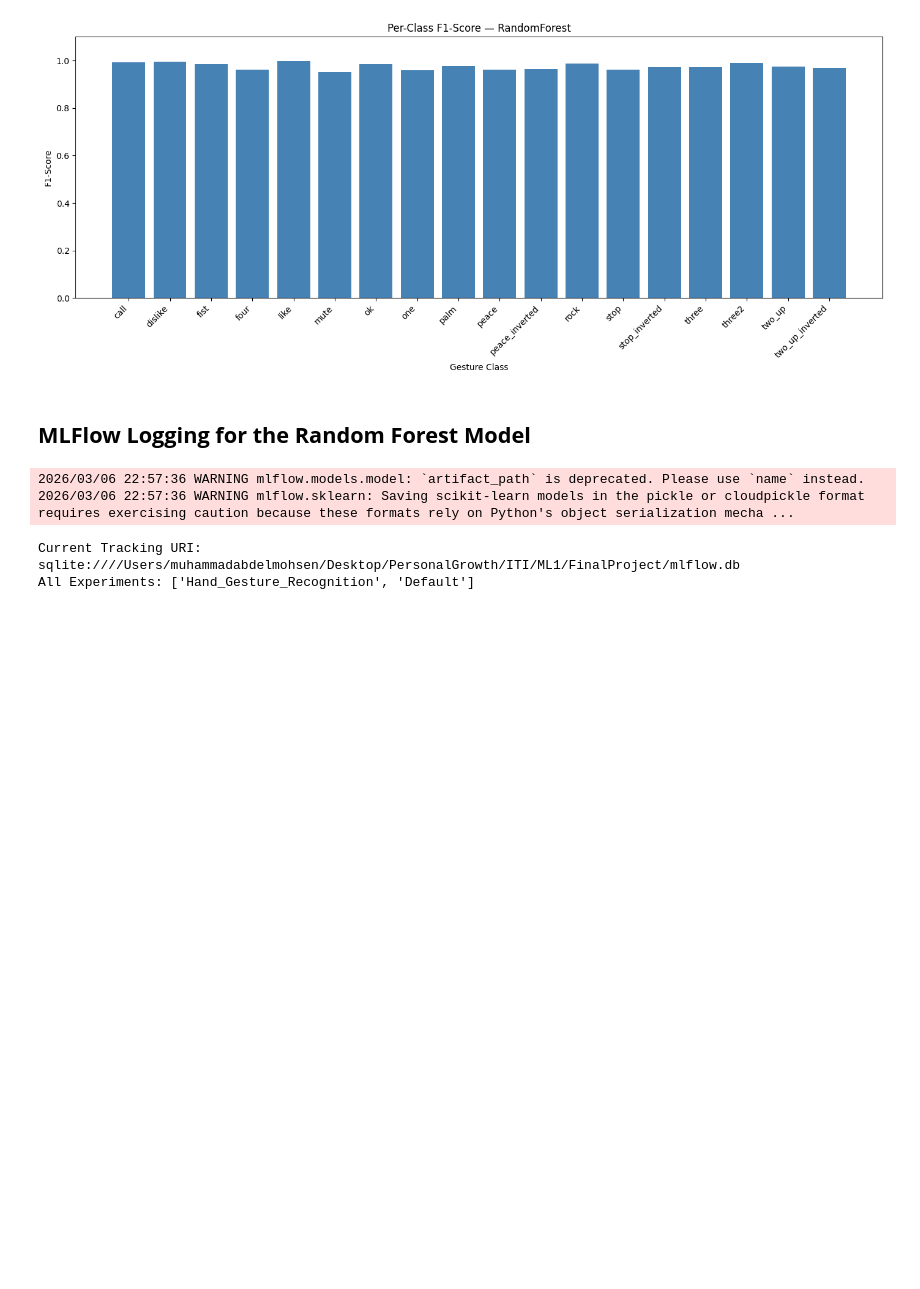
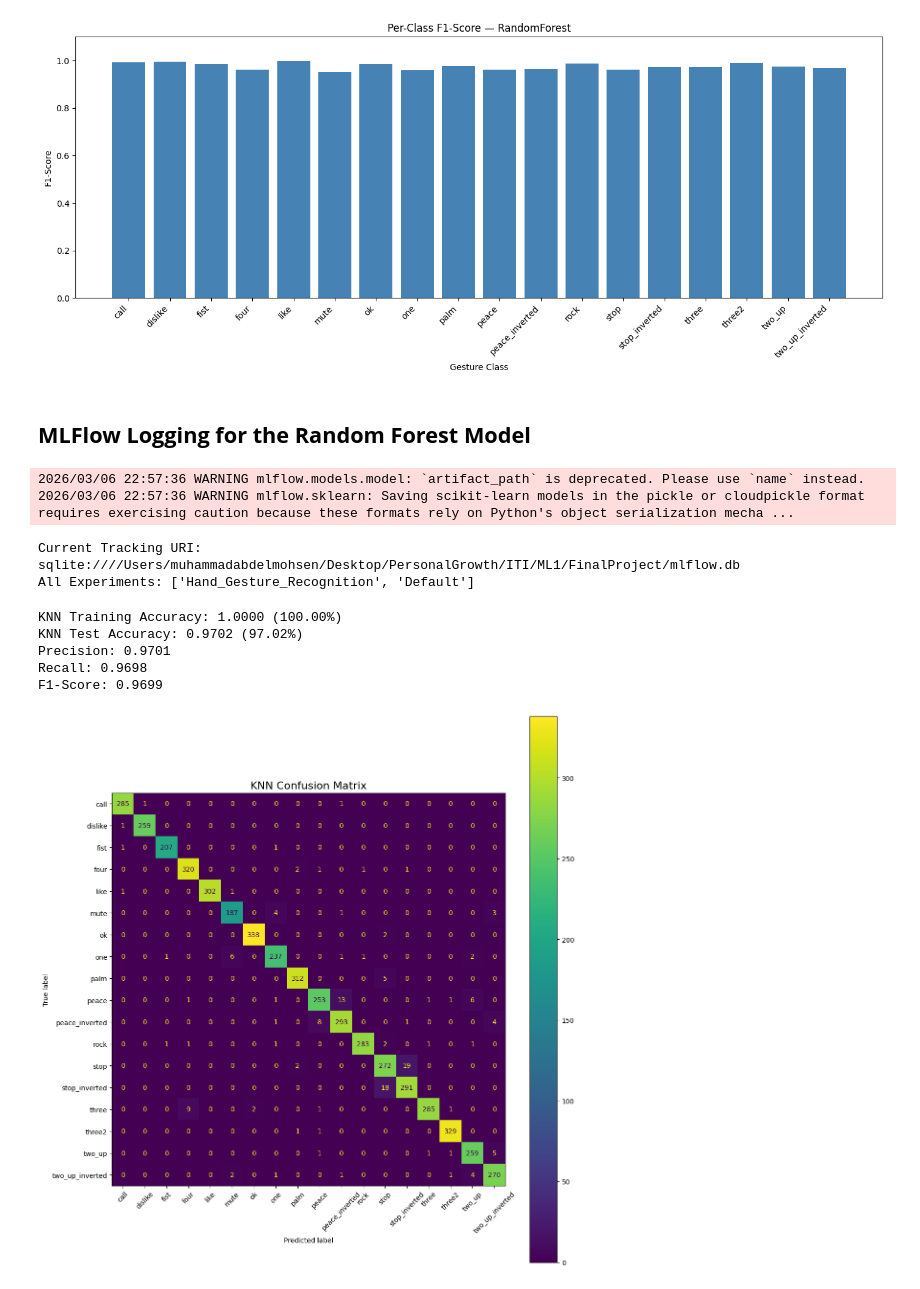
Before and after one commit to Abdelmohsenn/Hand-Gestures-Recognition-Model, a Jupyter notebook: HandGestureModel.ipynb, the cells around one changed output. Cells and saved outputs as stored; diff of their text form; code cells hidden in the pictures; blank space fills up the shorter version.

Commit message:
KNN Model added with 10 neighbours

```diff
--- a/HandGestureModel.ipynb
+++ b/HandGestureModel.ipynb
@@ -20,7 +20,7 @@ from sklearn.neighbors import KNeighborsClassifier
 # %% [markdown]
 ### Reading the data from a CSV using **Pandas** Library
 # %%
-DataPath = 'hand_landmarks_data.csv'
+DataPath = 'dataset/hand_landmarks_data.csv'
 # %%
 df = pd.read_csv(DataPath)
 # %% [markdown]
@@ -528,3 +528,40 @@ Current Tracking URI: sqlite:////Users/muhammadabdelmohsen/Desktop/PersonalGrowt
 All Experiments: ['Hand_Gesture_Recognition', 'Default']
 # %%
 runs = mlflow.search_runs(experiment_names=["Hand_Gesture_Recognition"])
+# %%
+from sklearn.neighbors import KNeighborsClassifier
+
+KNN_Model = KNeighborsClassifier(n_neighbors=10, weights='distance')
+KNN_Model.fit(X_train, Y_train)
+KNNPreds = KNN_Model.predict(X_test)
+KNNPreds_train = KNN_Model.predict(X_train)
+TrainAccuracy = accuracy_score(Y_train, KNNPreds_train)
+print(f"KNN Training Accuracy: {TrainAccuracy:.4f} ({TrainAccuracy*100:.2f}%)")
+TestAccuracy = accuracy_score(Y_test, KNNPreds)
+print(f"KNN Test Accuracy: {TestAccuracy:.4f} ({TestAccuracy*100:.2f}%)")
+
+precision = precision_score(Y_test, KNNPreds, average='macro', zero_division=0)
+recall = recall_score(Y_test, KNNPreds, average='macro', zero_division=0)
+f1 = f1_score(Y_test, KNNPreds, average='macro', zero_division=0)
+
+print(f"Precision: {precision:.4f}")
+print(f"Recall: {recall:.4f}")
+print(f"F1-Score: {f1:.4f}")
+
+CmPath = "assets/KNN/KNN_ConfMatrix.png"
+cm = confusion_matrix(Y_test, KNNPreds)
+
+fig, ax = plt.subplots(figsize=(12, 12))
+disp = ConfusionMatrixDisplay(cm, display_labels=le.classes_)
+disp.plot(cmap='viridis', xticks_rotation=45, ax=ax)
+ax.set_title("KNN Confusion Matrix", fontsize=16)
+plt.savefig(CmPath)
+plt.tight_layout()
+plt.show()
+# %% [output]
+KNN Training Accuracy: 1.0000 (100.00%)
+KNN Test Accuracy: 0.9702 (97.02%)
+Precision: 0.9701
+Recall: 0.9698
+F1-Score: 0.9699
+[figure, added]
```
Also changed, not shown: parts of 2 cells of this notebook, 10 other files.
